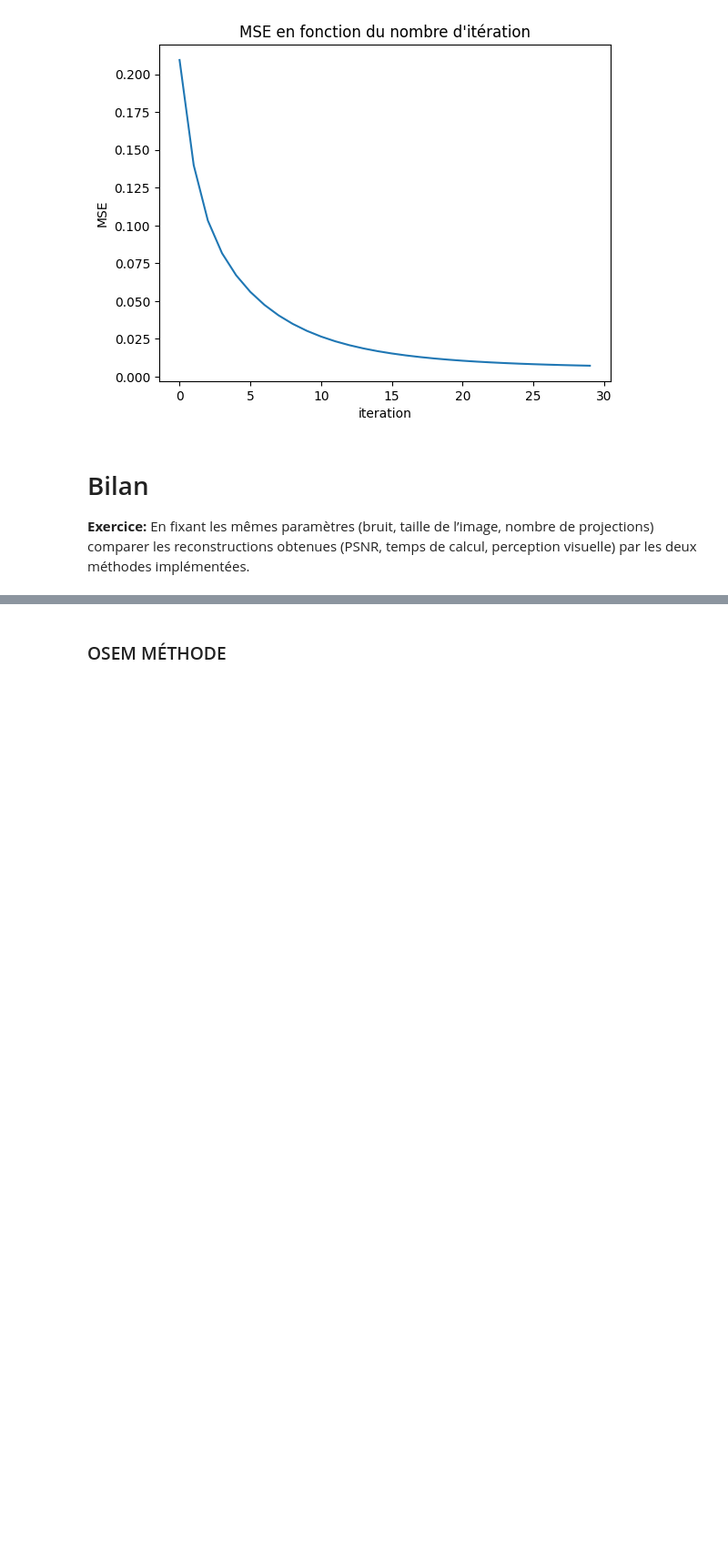
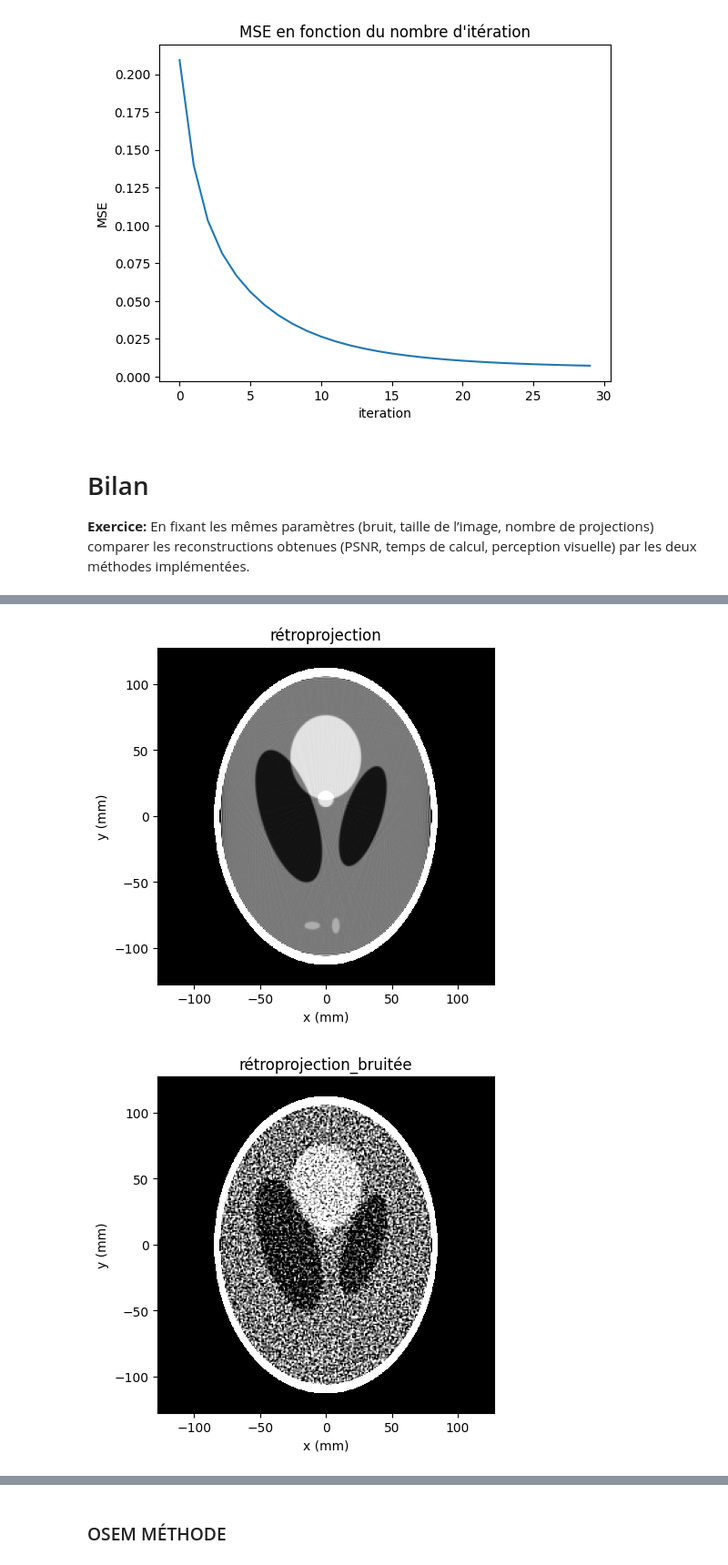
Before and after one commit to lucanchling/Imagerie_Medicale, a Jupyter notebook: Tomographie/tp_tomo.ipynb, the cells around one changed output, grey strips where cells are left out. Shown at 91% size. Drawn from its saved outputs; the diff is of its cells as text; code cells hidden in the pictures; blank space fills up the shorter version.

```diff
--- a/Tomographie/tp_tomo.ipynb
+++ b/Tomographie/tp_tomo.ipynb
@@ -525,0 +546,54 @@ Text(0.5, 1.0, "MSE en fonction du nombre d'itération")
+# %%
+## Rétroprojection sinogramme
+TF = np.fft.rfft(sinogram, axis=1, n = sinogram.shape[0]*2)
+
+rampbl, rampbl_fft = RampFilterBL(s)
+TF_sinogram_filtre = TF*rampbl_fft
+sinogram_filtre = np.fft.irfft(TF_sinogram_filtre, axis=1)[:,:sinogram.shape[1]]
+
+[X,Y] = np.meshgrid(x,y, indexing='xy')
+delta = np.deg2rad(180/(Ntheta-1))
+f_inv = np.zeros(np.shape(reference))
+theta_rad = np.deg2rad(thetadeg)
+begin = time.time()
+for i in range(Ntheta):
+    rho = (X*np.cos(theta_rad[i]) + Y*np.sin(theta_rad[i]))
+    f_inv += delta*np.interp(rho, s, sinogram_filtre[i])
+end = time.time()
+Time_Retroprojection = end-begin
+
+
+plt.imshow(f_inv,clim=[1,1.05],cmap= 'gray',extent=(x[0],x[-1],y[0],y[-1]),origin='lower')
+plt.xlabel('x (mm)')
+plt.ylabel('y (mm)')
+plt.title('rétroprojection')
+plt.show()
+
+
+## Rétroprojection sinogramme bruitée
+TFb = np.fft.rfft(sinogram_bruite, axis=1, n = sinogram_bruite.shape[0]*2)
+
+rampbl, rampbl_fft = RampFilterBL(s)
+TFb_sinogram_filtre = TFb*rampbl_fft
+sinogram_bruit_filtre = np.fft.irfft(TFb_sinogram_filtre, axis=1)[:,:sinogram_bruite.shape[1]]
+
+[X,Y] = np.meshgrid(x,y, indexing='xy')
+delta = np.deg2rad(180/(Ntheta-1))
+f_inv_b = np.zeros(np.shape(reference))
+theta_rad = np.deg2rad(thetadeg)
+begin = time.time()
+for i in range(Ntheta):
+    rho = (X*np.cos(theta_rad[i]) + Y*np.sin(theta_rad[i]))
+    f_inv_b += delta*np.interp(rho, s, sinogram_bruit_filtre[i])
+end = time.time()
+Time_Retroprojection_bruitée = end-begin
+
+
+plt.imshow(f_inv_b,clim=[1,1.05],cmap= 'gray',extent=(x[0],x[-1],y[0],y[-1]),origin='lower')
+plt.xlabel('x (mm)')
+plt.ylabel('y (mm)')
+plt.title('rétroprojection_bruitée')
+plt.show()
+# %% [output]
+[figure, added]
+[figure, added]
```
Also changed, not shown: parts of 7 cells of this notebook, 8 other files.
